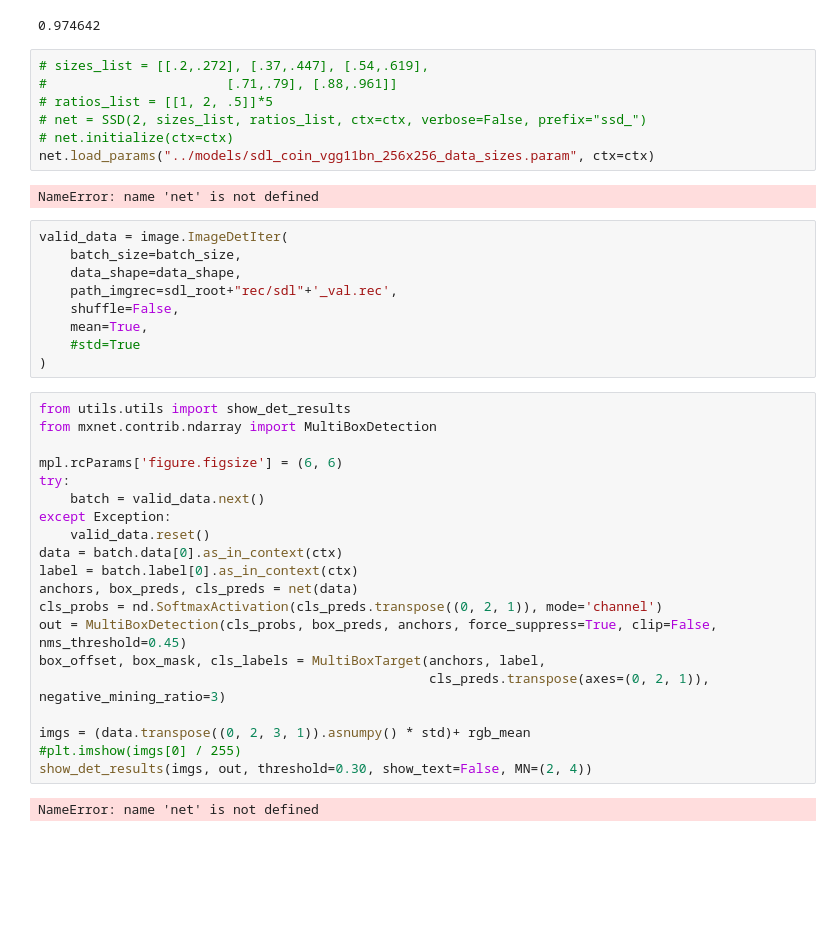
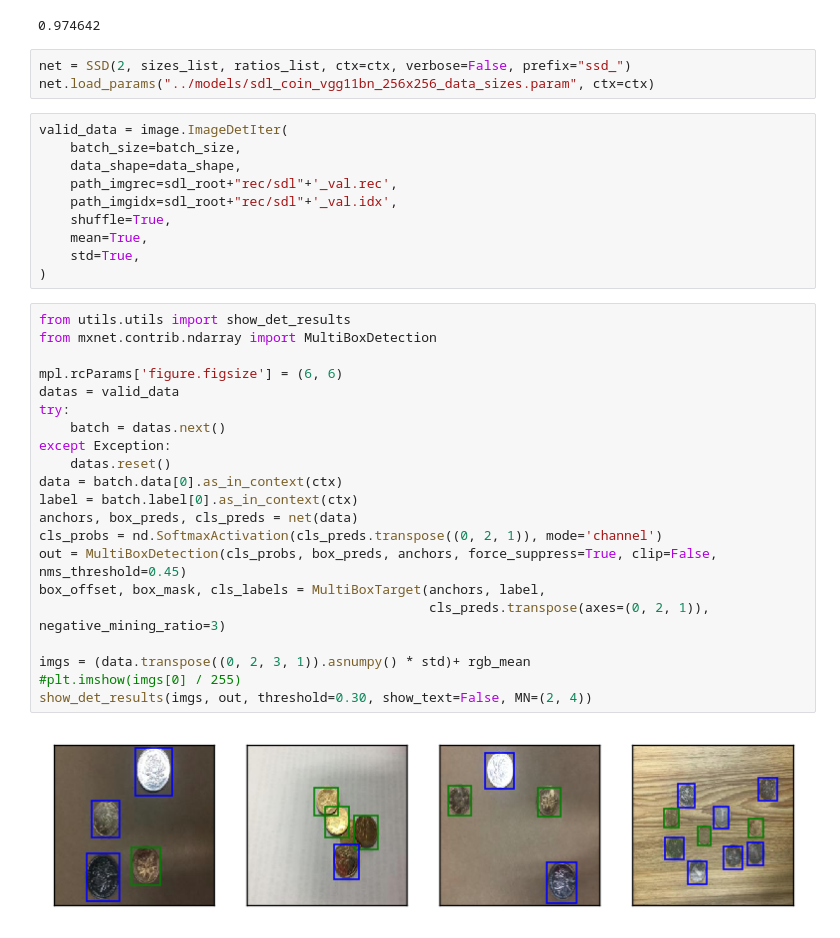
Before and after one commit to yinglang/CoinCount, a Jupyter notebook: model_train/train6.ipynb, the cells around one changed output. Drawn from its saved outputs; the diff is of its cells as text; blank space fills up the shorter version.

```diff
--- a/model_train/train6.ipynb
+++ b/model_train/train6.ipynb
@@ -558,42 +558,38 @@ print score_th
 # %% [output]
 0.974642
 # %%
-# sizes_list = [[.2,.272], [.37,.447], [.54,.619],
-#                       [.71,.79], [.88,.961]]
-# ratios_list = [[1, 2, .5]]*5
-# net = SSD(2, sizes_list, ratios_list, ctx=ctx, verbose=False, prefix="ssd_")
-# net.initialize(ctx=ctx)
+net = SSD(2, sizes_list, ratios_list, ctx=ctx, verbose=False, prefix="ssd_")
 net.load_params("../models/sdl_coin_vgg11bn_256x256_data_sizes.param", ctx=ctx)
-# %% [output]
-NameError: name 'net' is not defined
 # %%
 valid_data = image.ImageDetIter(
     batch_size=batch_size,
     data_shape=data_shape,
     path_imgrec=sdl_root+"rec/sdl"+'_val.rec',
-    shuffle=False,
+    path_imgidx=sdl_root+"rec/sdl"+'_val.idx',
+    shuffle=True,
     mean=True,
-    #std=True
+    std=True,
 )
 # %%
 from utils.utils import show_det_results
 from mxnet.contrib.ndarray import MultiBoxDetection
 
 mpl.rcParams['figure.figsize'] = (6, 6)
+datas = valid_data
 try:
-    batch = valid_data.next()
+    batch = datas.next()
 except Exception:
-    valid_data.reset()
+    datas.reset()
 data = batch.data[0].as_in_context(ctx)
 label = batch.label[0].as_in_context(ctx)
 anchors, box_preds, cls_preds = net(data)
 cls_probs = nd.SoftmaxActivation(cls_preds.transpose((0, 2, 1)), mode='channel')
 out = MultiBoxDetection(cls_probs, box_preds, anchors, force_suppress=True, clip=False, nms_threshold=0.45)
 box_offset, box_mask, cls_labels = MultiBoxTarget(anchors, label,
                                                   cls_preds.transpose(axes=(0, 2, 1)), negative_mining_ratio=3)
 
 imgs = (data.transpose((0, 2, 3, 1)).asnumpy() * std)+ rgb_mean
 #plt.imshow(imgs[0] / 255)
 show_det_results(imgs, out, threshold=0.30, show_text=False, MN=(2, 4))
 # %% [output]
-NameError: name 'net' is not defined
+[figure, added]
```
Also changed, not shown: parts of 2 cells of this notebook, 27 other files.
